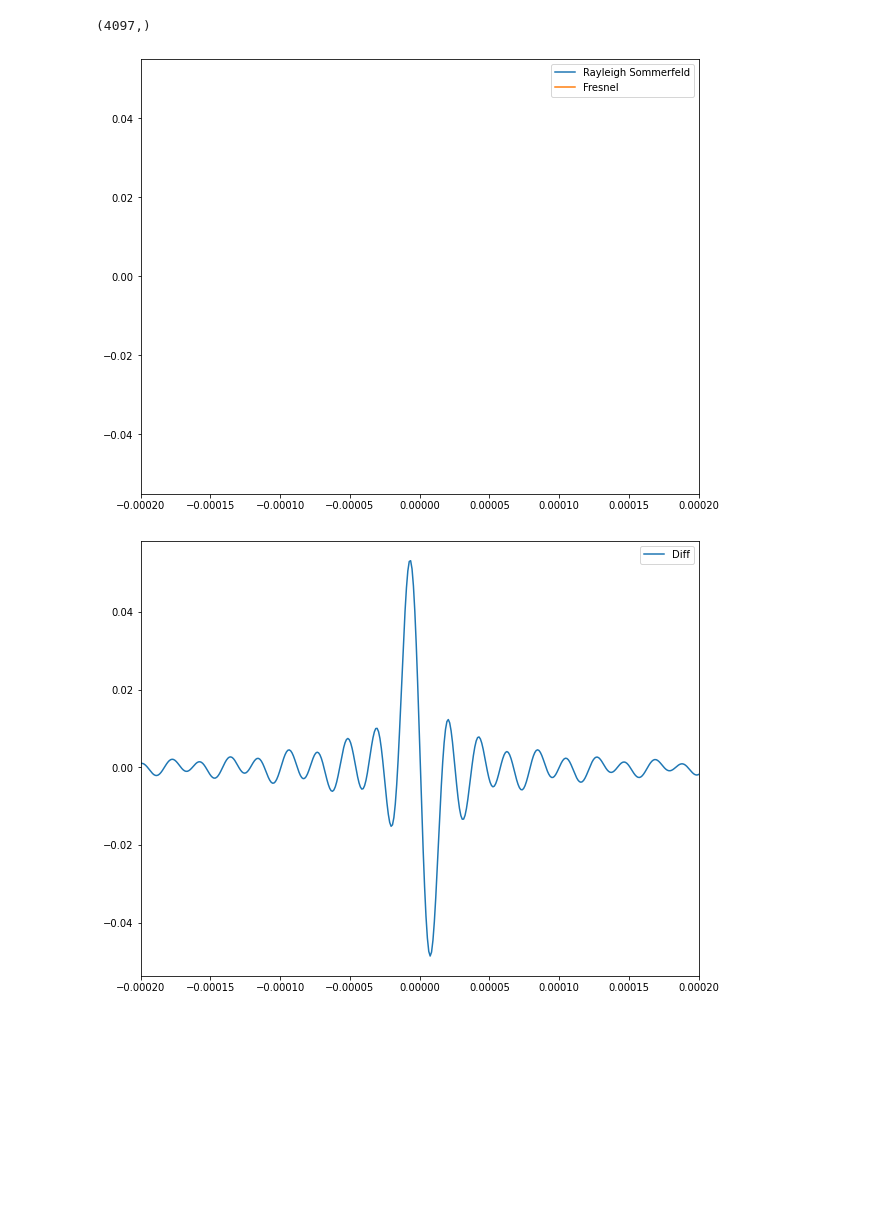
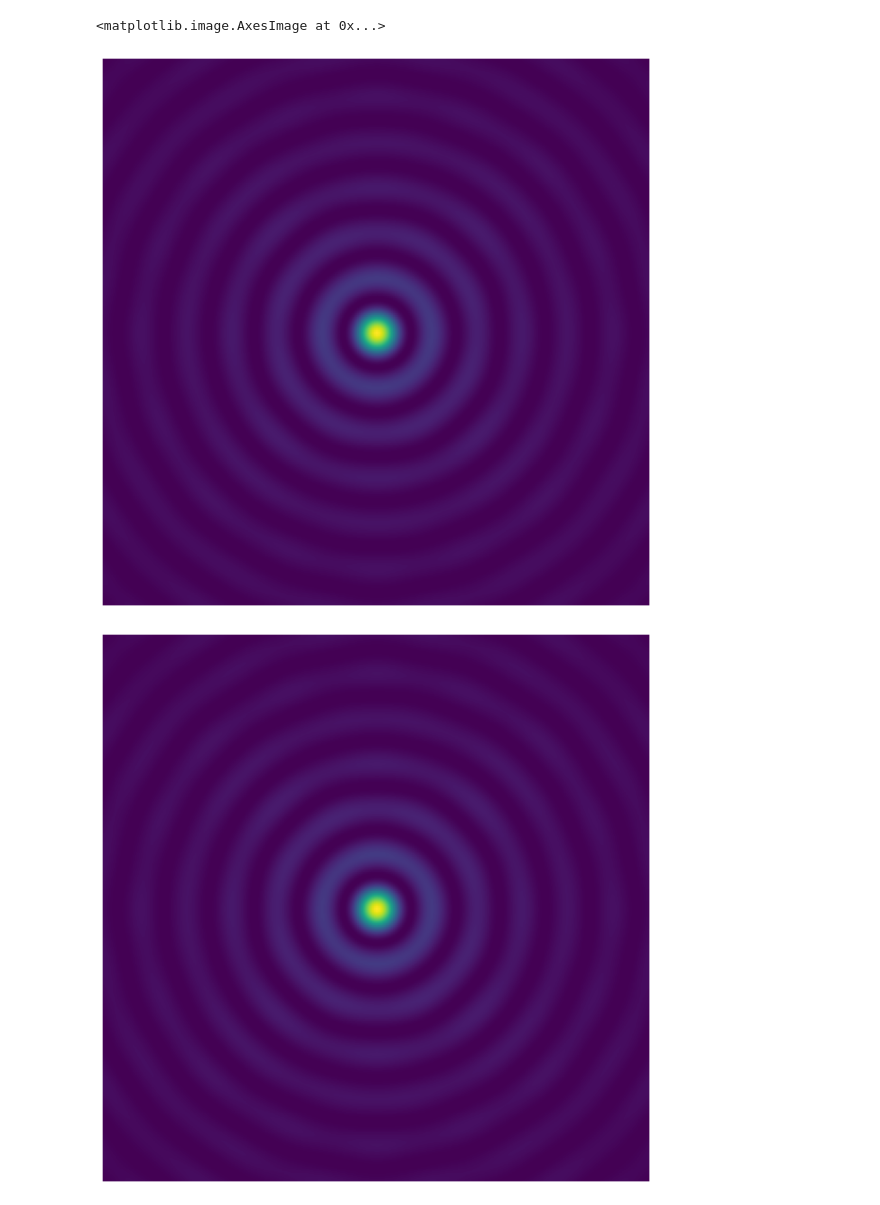
Before and after one commit to dieu-detruit/bachelor-thesis, a Jupyter notebook: illustration/chapter2/diffraction_comparison.ipynb, the cells around one changed output. Drawn from its saved outputs; the diff is of its cells as text; code cells hidden in the pictures; blank space fills up the shorter version.

Commit message:
Fresnel回折近似で問題ない話を書いた(移行は可能になっているはず)

```diff
--- a/illustration/chapter2/diffraction_comparison.ipynb
+++ b/illustration/chapter2/diffraction_comparison.ipynb
@@ -2,6 +2,6 @@
 import numpy as np
 import matplotlib.pyplot as plt
 
-#data_dir = '../../data/diffraction_comparison/detector_1um/'
+data_dir = '../../data/diffraction_comparison/detector_1um/'
 #data_dir = '../../data/diffraction_comparison/detector_bitran/'
-data_dir = '../../data/diffraction_comparison/detector_bitran4097/'
+#data_dir = '../../data/diffraction_comparison/detector_bitran4097/'
@@ -12,4 +7,0 @@ x, profile_fresnel = np.loadtxt(data_dir + 'fresnel_diffraction_focus_profile.tx
-# %%
-profile_fresnel.shape
-# %% [output]
-(4097,)
@@ -21,18 +8,26 @@ profile_fresnel /= profile_fresnel_max
-# %%
-fig = plt.figure(figsize=(10, 8))
-plt.xlim([-0.0002, 0.0002])
-plt.plot(x, profile_sommerfeld, label='Rayleigh Sommerfeld')
-plt.plot(x, profile_fresnel, label='Fresnel')
-plt.legend()
-fig.savefig('../../thesis/chap2/figure/diffraction_comparison_profile.png')
-# %% [output]
-[figure, removed]
-# %%
-fig = plt.figure(figsize=(10, 8))
-plt.xlim([-0.0002, 0.0002])
-plt.plot(x, profile_sommerfeld - profile_fresnel, label='Diff')
-plt.legend()
-
-fig.savefig('../../thesis/chap2/figure/diffraction_comparison_diff.png')
-# %% [output]
-[figure, removed]
+# %%
+import math
+intensity_sommerfeld = np.fromfile(data_dir + 'sommerfeld_focus.intensity')
+intensity_fresnel = np.fromfile(data_dir + 'fresnel_diffraction_focus.intensity')
+N = int(math.sqrt(intensity_sommerfeld.shape[0]))
+intensity_sommerfeld = intensity_sommerfeld.reshape((N, N))
+intensity_fresnel = intensity_fresnel.reshape((N, N))
+
+intensity_sommerfeld /= np.sum(intensity_sommerfeld)
+intensity_fresnel /= np.sum(intensity_fresnel)
+# %%
+K = 256
+
+plt.figure(figsize=(8, 8))
+plt.axis('off')
+plt.subplots_adjust(left=0, right=1, top=1, bottom=0)
+plt.imshow(intensity_sommerfeld[(N//2-K//2):(N//2+K//2), (N//2-K//2):(N//2+K//2)])
+
+plt.figure(figsize=(8, 8))
+plt.axis('off')
+plt.subplots_adjust(left=0, right=1, top=1, bottom=0)
+plt.imshow(intensity_fresnel[(N//2-K//2):(N//2+K//2), (N//2-K//2):(N//2+K//2)])
+# %% [output]
+<matplotlib.image.AxesImage at 0x...>
+[figure, added]
+[figure, added]
```
Also changed, not shown: parts of 5 cells of this notebook, 6 other files.
